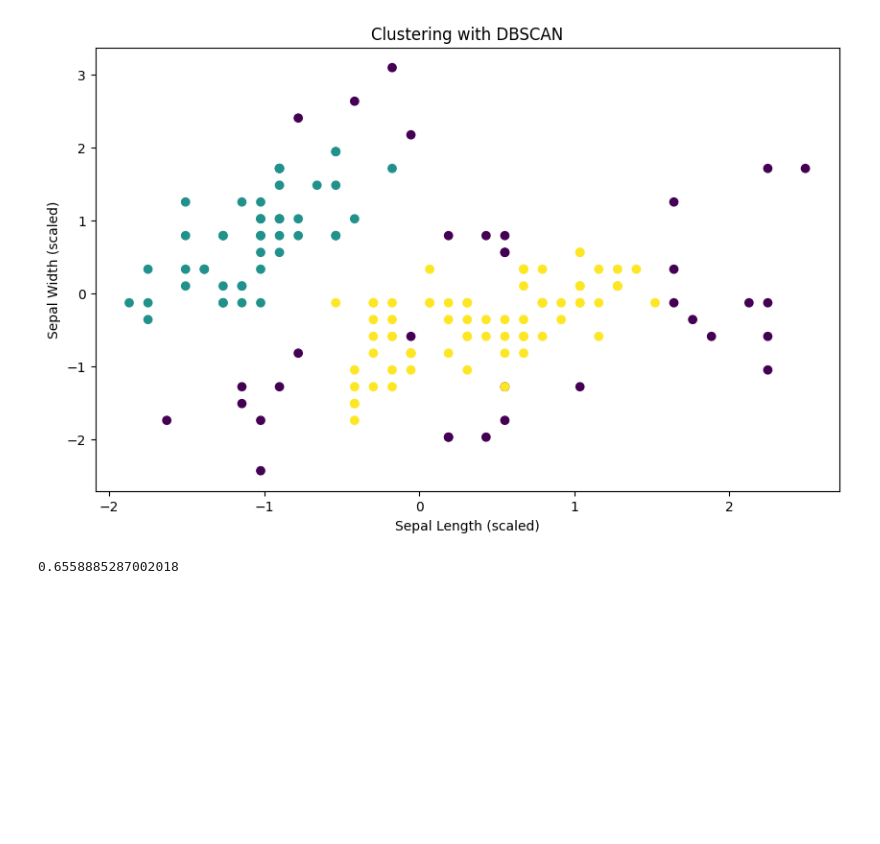
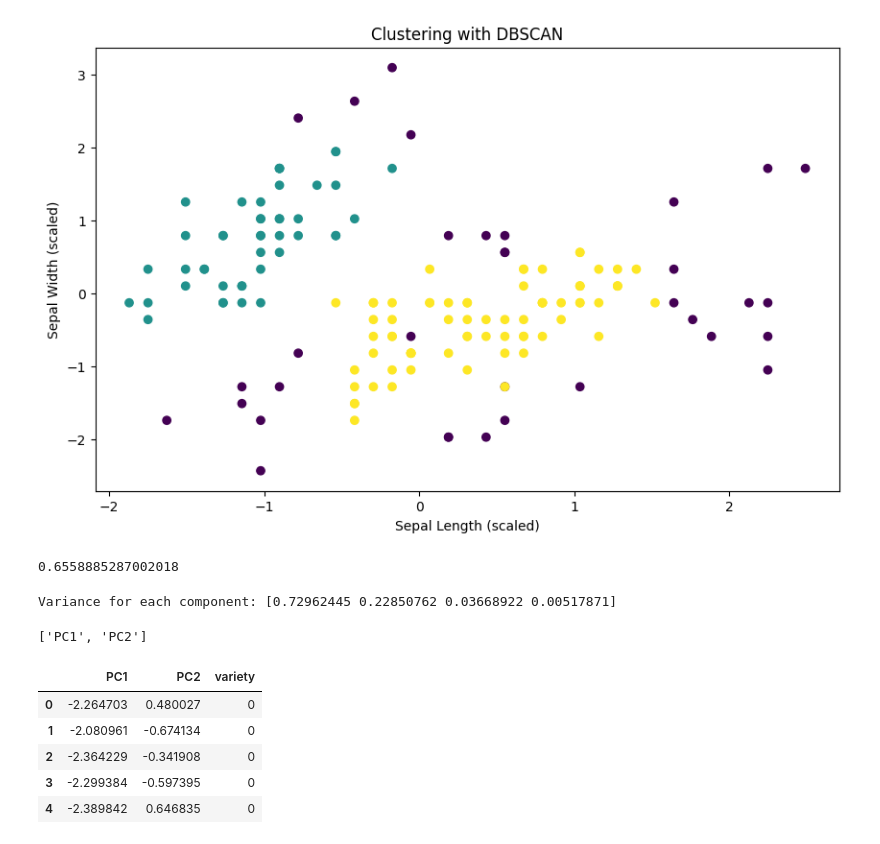
Before and after one commit to marius2347/Working-with-Iris-Dataset-using-Machine-Learning-in-Python-at-ISB, a Jupyter notebook: ml.ipynb, the cells around one changed output. Cells and saved outputs as stored; diff of their text form; code cells hidden in the pictures; blank space fills up the shorter version.

```diff
--- a/ml.ipynb
+++ b/ml.ipynb
@@ -790,3 +790,30 @@ dbscan_silhouette = silhouette_score(X_scaled[dbscan_non_noise], dbscan_labels[d
 dbscan_silhouette
 # %% [output]
 0.6558885287002018
+# %%
+# PCA
+from sklearn.decomposition import PCA
+
+pca = PCA()
+X_pca = pca.fit_transform(X_scaled)
+print(f"Variance for each component: {pca.explained_variance_ratio_}") # take the first two because sum is 95% (0.72 + 0.22) => 2 components (np.cumsum) index + 1
+# %% [output]
+Variance for each component: [0.72962445 0.22850762 0.03668922 0.00517871]
+# %%
+nr_components = 2
+X_pca_selected = X_pca[:, :nr_components]
+pca_columns = ['PC' + str(i) for i in range(1, nr_components + 1)]
+pca_columns
+# %% [output]
+['PC1', 'PC2']
+# %%
+df_pca = pd.DataFrame(X_pca_selected, columns = pca_columns  )
+df_pca['variety'] = y
+df_pca.head()
+# %% [output]
+|  | PC1 | PC2 | variety |
+| 0 | -2.264703 | 0.480027 | 0 |
+| 1 | -2.080961 | -0.674134 | 0 |
+| 2 | -2.364229 | -0.341908 | 0 |
+| 3 | -2.299384 | -0.597395 | 0 |
+| 4 | -2.389842 | 0.646835 | 0 |
```
Also changed, not shown: parts of 4 cells of this notebook, 2 other files.
